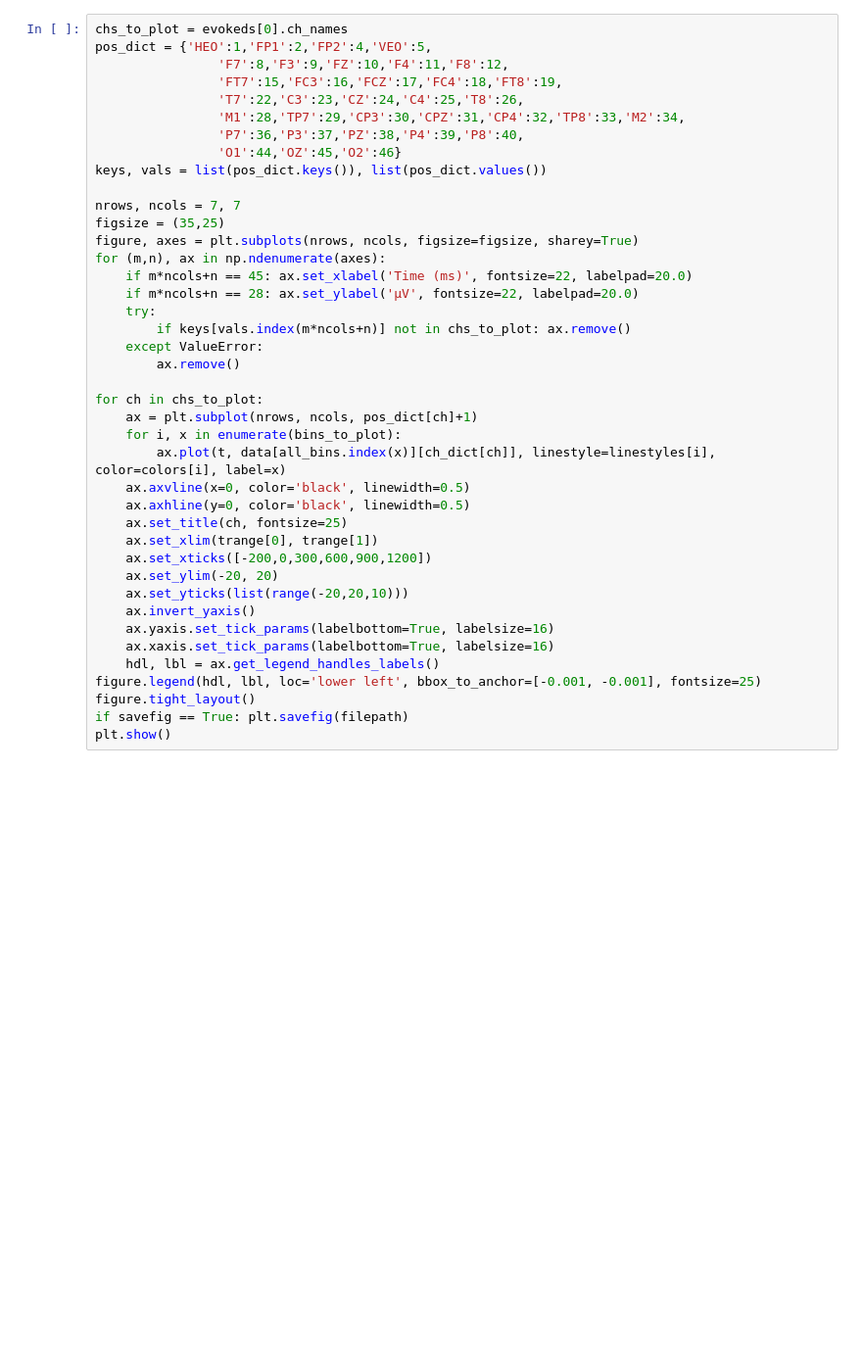
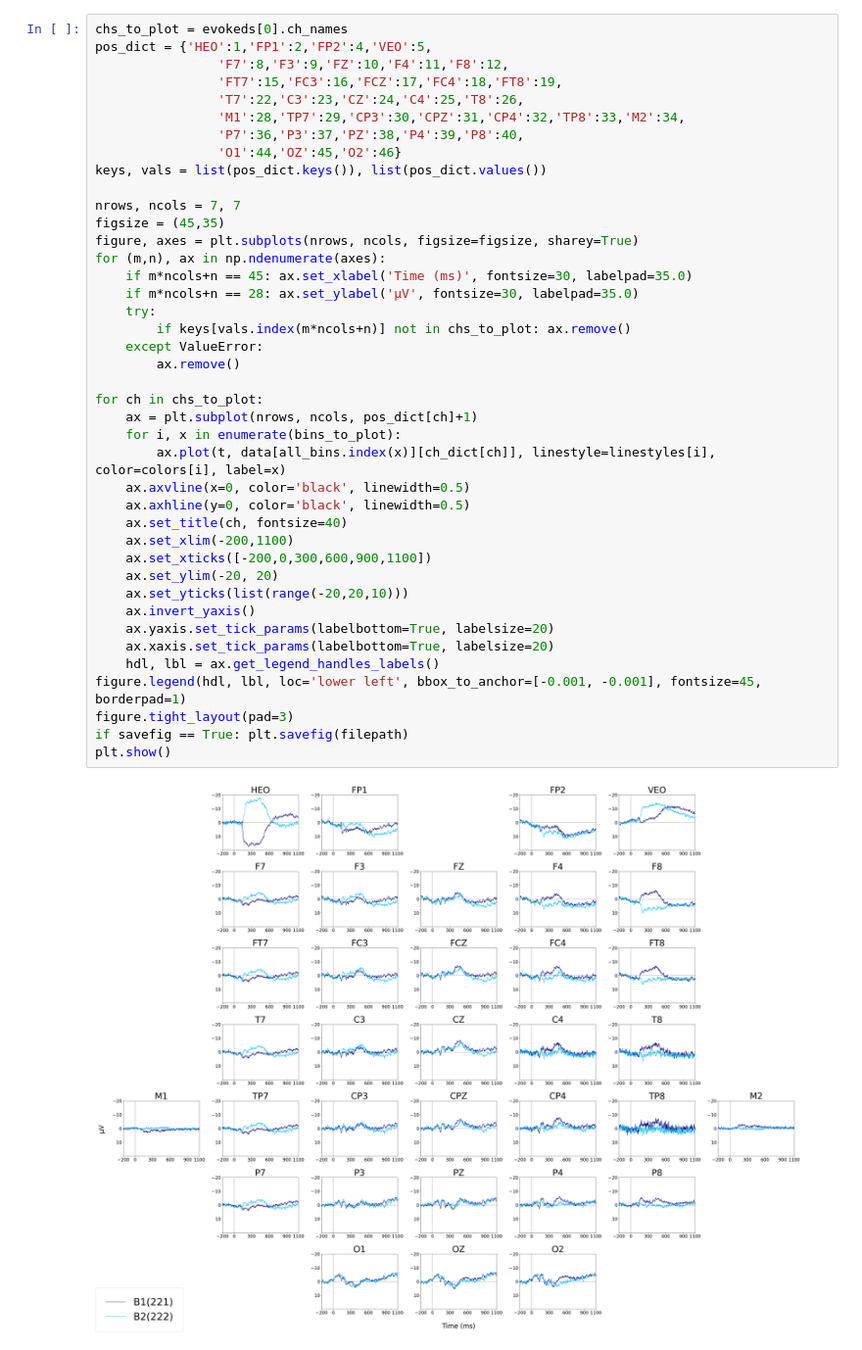
Before and after one commit to amandalin047/ERP_2023Fall, a Jupyter notebook: single_subj_avg_erps.ipynb, the cells around one changed output. Shown at 98% size. Saved outputs shown, nothing was run; the diff lists cells and outputs as text; blank space fills up the shorter version.

```diff
--- a/single_subj_avg_erps.ipynb
+++ b/single_subj_avg_erps.ipynb
@@ -64,40 +90,42 @@ plt.show()
 chs_to_plot = evokeds[0].ch_names
 pos_dict = {'HEO':1,'FP1':2,'FP2':4,'VEO':5,
                 'F7':8,'F3':9,'FZ':10,'F4':11,'F8':12,
                 'FT7':15,'FC3':16,'FCZ':17,'FC4':18,'FT8':19,
                 'T7':22,'C3':23,'CZ':24,'C4':25,'T8':26,
                 'M1':28,'TP7':29,'CP3':30,'CPZ':31,'CP4':32,'TP8':33,'M2':34,
                 'P7':36,'P3':37,'PZ':38,'P4':39,'P8':40,
                 'O1':44,'OZ':45,'O2':46}
 keys, vals = list(pos_dict.keys()), list(pos_dict.values())
 
 nrows, ncols = 7, 7
-figsize = (35,25)
+figsize = (45,35)
 figure, axes = plt.subplots(nrows, ncols, figsize=figsize, sharey=True)
 for (m,n), ax in np.ndenumerate(axes):
-    if m*ncols+n == 45: ax.set_xlabel('Time (ms)', fontsize=22, labelpad=20.0)
-    if m*ncols+n == 28: ax.set_ylabel('µV', fontsize=22, labelpad=20.0)
+    if m*ncols+n == 45: ax.set_xlabel('Time (ms)', fontsize=30, labelpad=35.0)
+    if m*ncols+n == 28: ax.set_ylabel('µV', fontsize=30, labelpad=35.0)
     try:
         if keys[vals.index(m*ncols+n)] not in chs_to_plot: ax.remove()
     except ValueError:
         ax.remove()
 
 for ch in chs_to_plot:
     ax = plt.subplot(nrows, ncols, pos_dict[ch]+1)
     for i, x in enumerate(bins_to_plot):
         ax.plot(t, data[all_bins.index(x)][ch_dict[ch]], linestyle=linestyles[i], color=colors[i], label=x)
     ax.axvline(x=0, color='black', linewidth=0.5)
     ax.axhline(y=0, color='black', linewidth=0.5)
-    ax.set_title(ch, fontsize=25)
-    ax.set_xlim(trange[0], trange[1])
-    ax.set_xticks([-200,0,300,600,900,1200])
+    ax.set_title(ch, fontsize=40)
+    ax.set_xlim(-200,1100)
+    ax.set_xticks([-200,0,300,600,900,1100])
     ax.set_ylim(-20, 20)
     ax.set_yticks(list(range(-20,20,10)))
     ax.invert_yaxis()
-    ax.yaxis.set_tick_params(labelbottom=True, labelsize=16)
-    ax.xaxis.set_tick_params(labelbottom=True, labelsize=16)
+    ax.yaxis.set_tick_params(labelbottom=True, labelsize=20)
+    ax.xaxis.set_tick_params(labelbottom=True, labelsize=20)
     hdl, lbl = ax.get_legend_handles_labels()
-figure.legend(hdl, lbl, loc='lower left', bbox_to_anchor=[-0.001, -0.001], fontsize=25)
-figure.tight_layout()
+figure.legend(hdl, lbl, loc='lower left', bbox_to_anchor=[-0.001, -0.001], fontsize=45, borderpad=1)
+figure.tight_layout(pad=3)
 if savefig == True: plt.savefig(filepath)
 plt.show()
+# %% [output]
+[figure, added]
```
Also changed, not shown: parts of 5 cells of this notebook.
